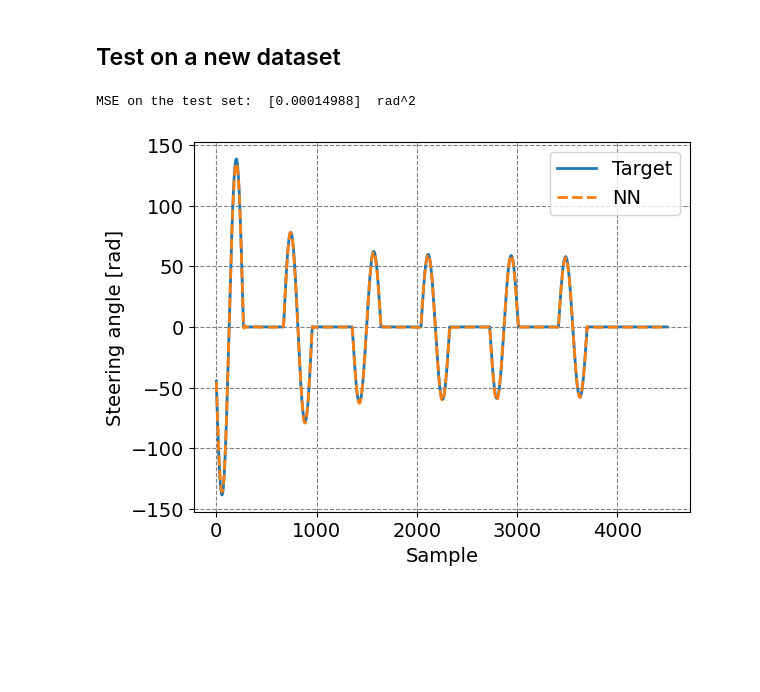
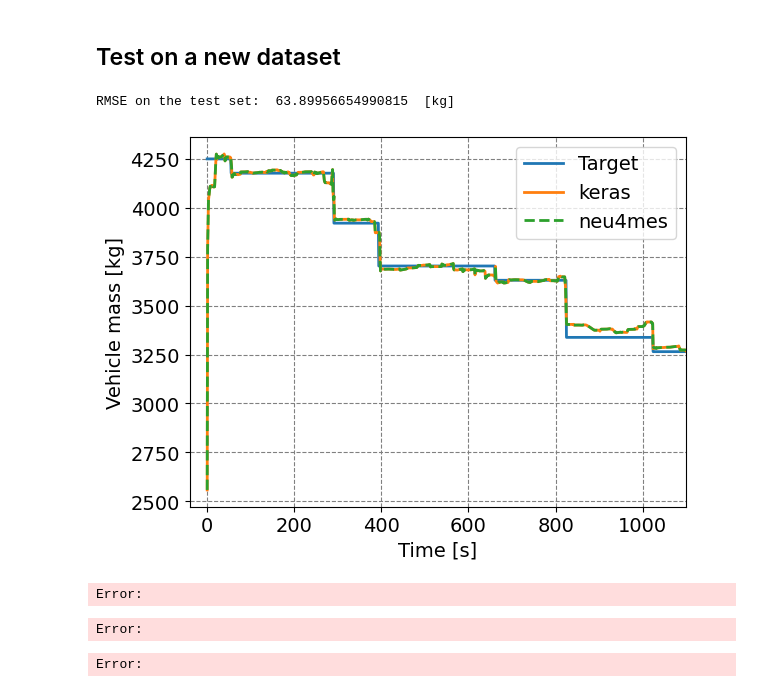
Before and after one commit to tonegas/neu4mes, a Jupyter notebook: tutorials/estimate_vehicle_mass.ipynb, the cells around one changed output. Drawn from its saved outputs; the diff is of its cells as text; code cells hidden in the pictures; blank space fills up the shorter version.

Commit message:
New version of the mass estimator (to be trained)

```diff
--- a/tutorials/estimate_vehicle_mass.ipynb
+++ b/tutorials/estimate_vehicle_mass.ipynb
@@ -503,10 +504,10 @@ Shape of m_target:            (1109, 1, 1)
 # %% [markdown]
 ### Train the NN in closed-loop
 # %%
-num_epochs = 6000
+num_epochs = 50
 batch_size = 200
 learn_rate = 1e-3  # learning rate
-early_stop_patience = 100
+early_stop_patience = 50
 training_pars = {'num_of_epochs':num_epochs,
                  'val_batch_size':batch_size,
                  'train_batch_size':batch_size,
@@ -514,12 +515,12 @@ training_pars = {'num_of_epochs':num_epochs,
 predict_samples = 400  # number of samples after which the internal state is reset
 steps_skip = predict_samples #1  # number of samples to skip when going to a new window. The default is 1, meaning the size of a batch. If steps_skip = predict_samples, then the whole window size is skipped
 
-train_result_open_loop = mass_estimator.trainModel(train_dataset='training_set', validation_dataset='validation_set',
-                                                   training_params=training_pars, optimizer='Adam', shuffle_data=True,
-                                                   early_stopping=earlystopping.early_stop_patience,
-                                                   early_stopping_params={'patience':early_stop_patience,
-                                                                          'error':'mass_estim_error'},
-                                                   prediction_samples=predict_samples, step=steps_skip)
+train_result = mass_estimator.trainModel(train_dataset='training_set', validation_dataset='validation_set',
+                                         training_params=training_pars, optimizer='Adam', shuffle_data=False,
+                                         early_stopping=earlystopping.early_stop_patience,
+                                         early_stopping_params={'patience':early_stop_patience,
+                                                                'error':'mass_estim_error'},
+                                         prediction_samples=predict_samples, step=steps_skip)
 # %% [output]
 Recurrent train: update States variables ['m', 'P'] for 400 samples
 ======================== Neu4mes Model Train Parameters ========================
@@ -571,38 +575,54 @@ mass_estimator.saveModel()
 # %%
 # Test on a new dataset
 num_samples_use  = 1100
 samples_test_set = mass_estimator.getSamples('validation_set', index=0, window=num_samples_use)
 mass_estimator.resetStates()  # reset the internal state
 out_nn_test_set         = mass_estimator(samples_test_set, sampled=True,
                                          prediction_samples=num_samples_use)
-out_nn_test_set_extract = np.asarray(out_nn_test_set['m_out'])
+mass_nn_test_set_extract = np.asarray(out_nn_test_set['m_out'])
 
 # Extract the samples
-samples_test_set_extract = np.zeros((len(samples_test_set['m_target']),1))
-for i in range(0,len(samples_test_set_extract)):
-  samples_test_set_extract[i] = samples_test_set['m_target'][i]
+mass_test_set_extract = np.zeros((len(samples_test_set['m_target']),1))
+for i in range(0,len(mass_test_set_extract)):
+  mass_test_set_extract[i] = samples_test_set['m_target'][i]
+
+# Time vector
+ts_model  = 1.0  # [s] sampling time
+time_vect = np.arange(0,num_samples_use*ts_model,ts_model)
 
 # Compute the MSE on the test set
 mse_calc = 0
-for i in range(0,len(samples_test_set_extract)):
-  mse_calc = mse_calc + (samples_test_set_extract[i] - out_nn_test_set_extract[i])**2
-mse_calc = mse_calc/len(samples_test_set_extract)
-print('MSE on the test set: ', mse_calc, ' kg^2')
+for i in range(0,len(mass_test_set_extract)):
+  mse_calc = mse_calc + (mass_test_set_extract[i] - mass_nn_test_set_extract[i])**2
+mse_calc = mse_calc/len(mass_test_set_extract)
+print('RMSE on the test set: ', np.sqrt(mse_calc[0]), ' [kg]')
+
+# Load the results obtained in Keras
+import scipy.io
+results_keras_mat = scipy.io.loadmat(os.path.join(data_folder,'other_data','results_keras.mat'))
+time_test_keras  = results_keras_mat['time_valid_NN'].flatten()
+mass_test_keras  = results_keras_mat['mass_NN_valid'].flatten()
 
 flag_plot_results = True
 if flag_plot_results:
   # plot the results
   plt.figure()
-  plt.plot(samples_test_set_extract,label='Target',linewidth=2)
-  plt.plot(out_nn_test_set_extract,label='NN',linestyle='--',linewidth=2)
-  plt.xlabel('Sample')
+  plt.plot(time_vect,mass_test_set_extract,label='Target',linewidth=2)
+  plt.plot(time_test_keras[:num_samples_use],mass_test_keras[:num_samples_use],label='keras',linewidth=2)
+  plt.plot(time_vect,mass_nn_test_set_extract,
+           label='neu4mes',linestyle='--',linewidth=2)
+  plt.xlabel('Time [s]')
   plt.ylabel('Vehicle mass [kg]')
+  plt.xlim([-40,time_vect[-1]])
   plt.legend()
   plt.grid()
   plt.show()
 
 # Test with custom data
 #mass_estimator({'curv':[0.1,0.2,0.3,0.4,0.5,0.6,0.7,0.8,0.9,1.0],'steer':[0.1,0.2,0.3,0.4,0.5,0.6,0.7,0.8,0.9,1.0]})
 # %% [output]
-MSE on the test set:  [0.00014988]  rad^2
+RMSE on the test set:  63.89956654990815  [kg]
-[figure, old version]
+[figure, new version]
+Error:
+Error:
+Error:
```
Also changed, not shown: parts of 7 cells of this notebook, 1 other file.
